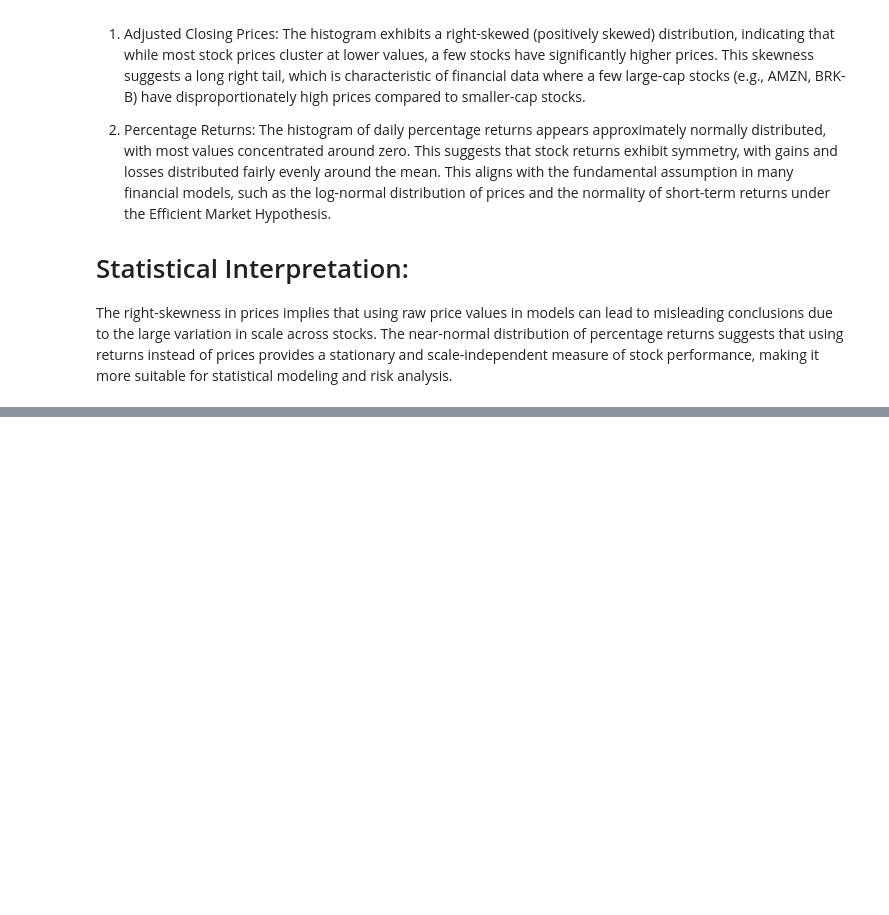
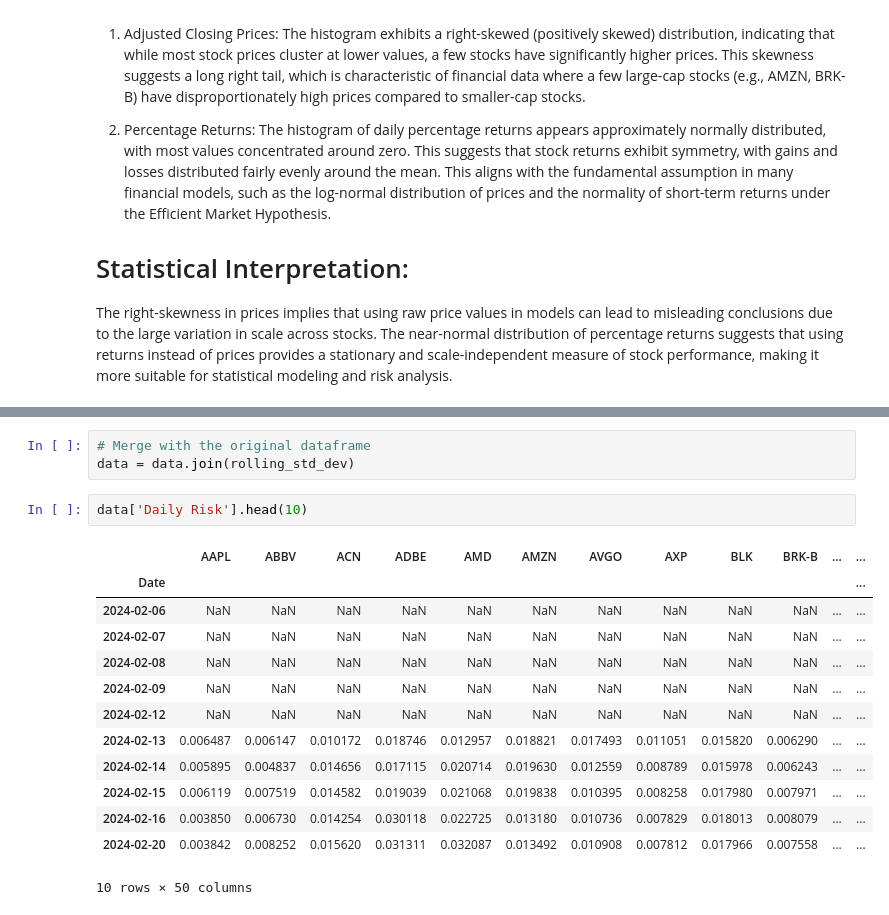
Before and after one commit to Lennykiruthu/foundation-ds-projects, a Jupyter notebook: monte_carlo_notebook.ipynb, the cells around one changed output, grey strips where cells are left out. Drawn from its saved outputs; the diff is of its cells as text; blank space fills up the shorter version.

```diff
--- a/monte_carlo_notebook.ipynb
+++ b/monte_carlo_notebook.ipynb
@@ -168,0 +255,19 @@ The near-normal distribution of percentage returns suggests that using returns i
+# %%
+# Merge with the original dataframe
+data = data.join(rolling_std_dev)
+# %%
+data['Daily Risk'].head(10)
+# %% [output]
+|  | AAPL | ABBV | ACN | ADBE | AMD | AMZN | AVGO | AXP | BLK | BRK-B | ... | ... |
+| Date |  |  |  |  |  |  |  |  |  |  |  | ... |
+| 2024-02-06 | NaN | NaN | NaN | NaN | NaN | NaN | NaN | NaN | NaN | NaN | ... | ... |
+| 2024-02-07 | NaN | NaN | NaN | NaN | NaN | NaN | NaN | NaN | NaN | NaN | ... | ... |
+| 2024-02-08 | NaN | NaN | NaN | NaN | NaN | NaN | NaN | NaN | NaN | NaN | ... | ... |
+| 2024-02-09 | NaN | NaN | NaN | NaN | NaN | NaN | NaN | NaN | NaN | NaN | ... | ... |
+| 2024-02-12 | NaN | NaN | NaN | NaN | NaN | NaN | NaN | NaN | NaN | NaN | ... | ... |
+| 2024-02-13 | 0.006487 | 0.006147 | 0.010172 | 0.018746 | 0.012957 | 0.018821 | 0.017493 | 0.011051 | 0.015820 | 0.006290 | ... | ... |
+| 2024-02-14 | 0.005895 | 0.004837 | 0.014656 | 0.017115 | 0.020714 | 0.019630 | 0.012559 | 0.008789 | 0.015978 | 0.006243 | ... | ... |
+| 2024-02-15 | 0.006119 | 0.007519 | 0.014582 | 0.019039 | 0.021068 | 0.019838 | 0.010395 | 0.008258 | 0.017980 | 0.007971 | ... | ... |
+| 2024-02-16 | 0.003850 | 0.006730 | 0.014254 | 0.030118 | 0.022725 | 0.013180 | 0.010736 | 0.007829 | 0.018013 | 0.008079 | ... | ... |
+| 2024-02-20 | 0.003842 | 0.008252 | 0.015620 | 0.031311 | 0.032087 | 0.013492 | 0.010908 | 0.007812 | 0.017966 | 0.007558 | ... | ... |
+10 rows × 50 columns
```
Also changed, not shown: parts of 18 cells of this notebook, 1 other file.
